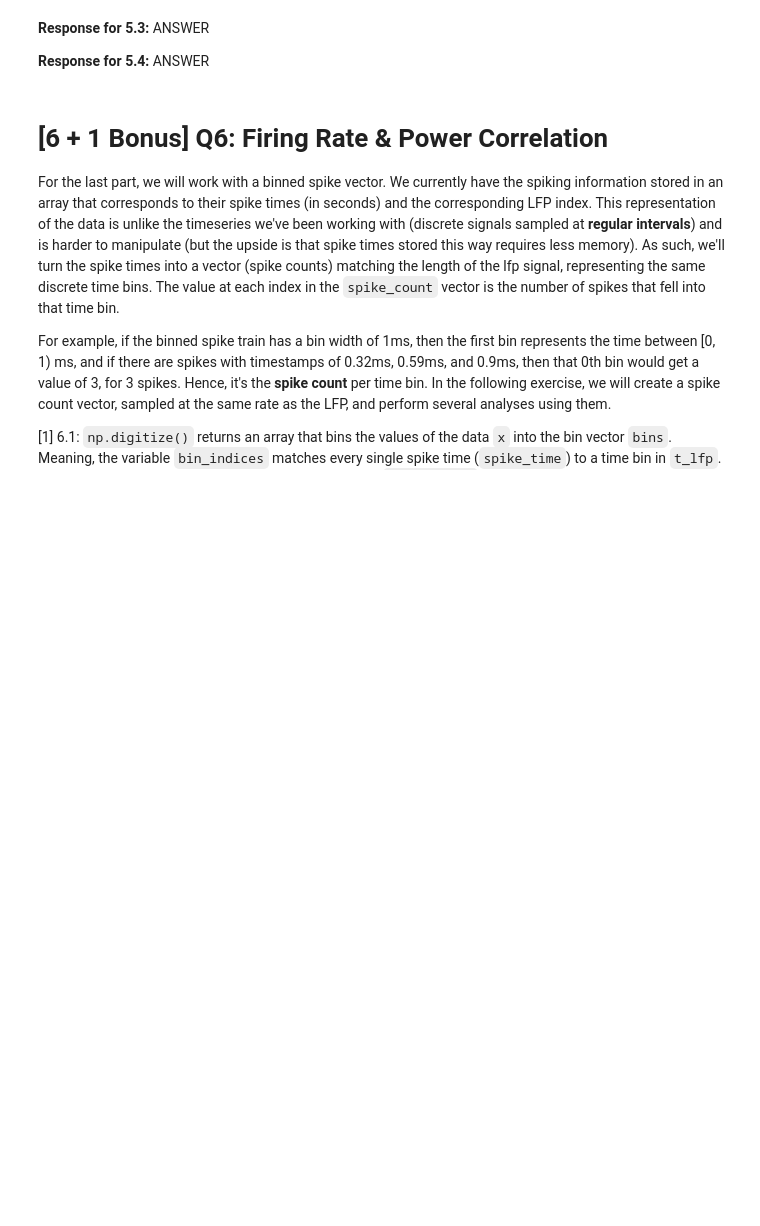
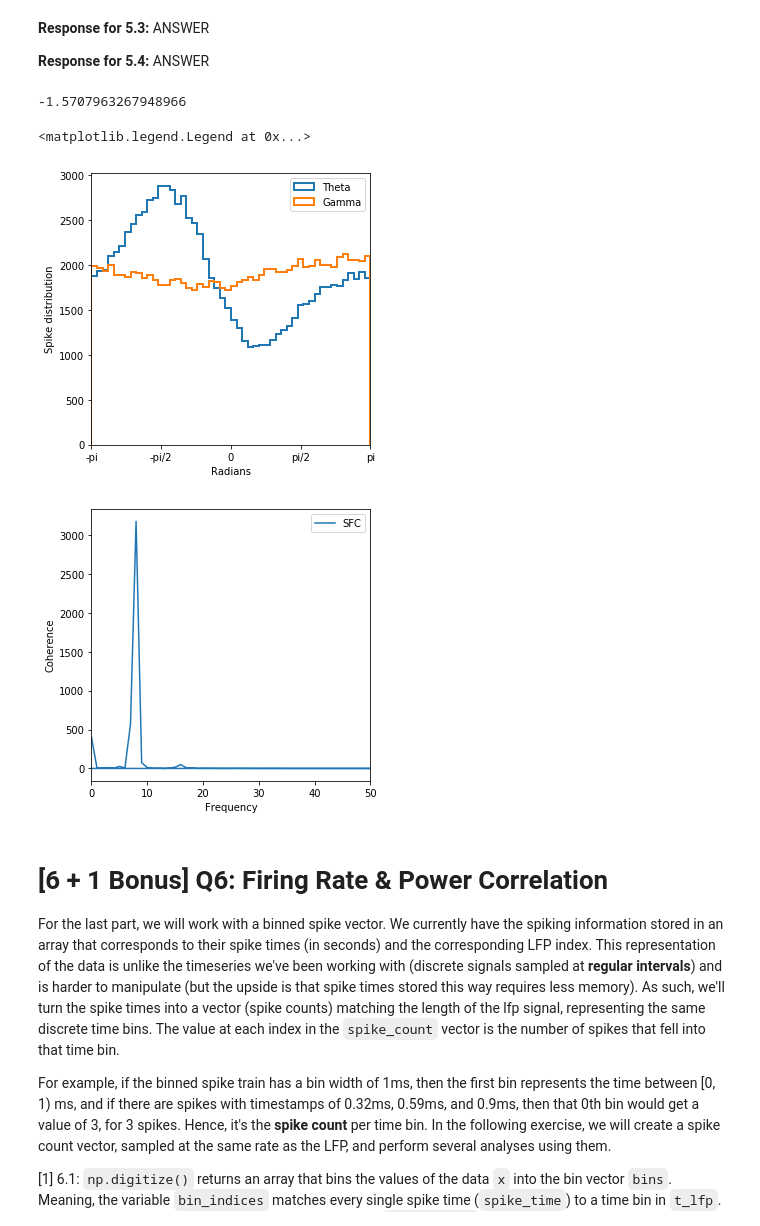
Before and after one commit to ylc020/COGS118C, a Jupyter notebook: Assignments/A4-HilbertLFPSpike.ipynb, the cells around one changed output. Cells and saved outputs as stored; diff of their text form; code cells hidden in the pictures; blank space fills up the shorter version.

```diff
--- a/Assignments/A4-HilbertLFPSpike.ipynb
+++ b/Assignments/A4-HilbertLFPSpike.ipynb
@@ -368,25 +400,48 @@ A more frequency-specific way of measuring the interaction between spike timing
 **Response for 5.4:** ANSWER
 # %%
 # _FILL_IN_YOUR_CODE_HERE
-theta_power, theta_phase = # _FILL_IN_YOUR_CODE_HERE
+theta_osc_lfp = np.convolve(lfp, FIR_theta, mode='same')
+x_a_theta_lfp = my_hilbert(theta_osc_lfp)
 
+theta_power, theta_phase = compute_power_phase(x_a_theta_lfp)
 
 # _FILL_IN_YOUR_CODE_HERE
-gamma_power, gamma_phase = # _FILL_IN_YOUR_CODE_HERE
+gamma_osc_lfp = np.convolve(lfp, FIR_gamma, mode='same')
+x_a_gamma_lfp = my_hilbert(gamma_osc_lfp)
 
-spike_theta_phases = # _FILL_IN_YOUR_CODE_HERE
-spike_gamma_phases = # _FILL_IN_YOUR_CODE_HERE
+gamma_power, gamma_phase = compute_power_phase(x_a_gamma_lfp)
+
+spike_theta_phases = theta_phase[spike_lfp_inds] # _FILL_IN_YOUR_CODE_HERE
+spike_gamma_phases = gamma_phase[spike_lfp_inds] # _FILL_IN_YOUR_CODE_HERE
 
 plt.figure(figsize=(5,5))
 
 # use 50 phase bins to catalogue the spike-phases
 theta_counts, phase_bins, _ = plt.hist(spike_theta_phases,50, histtype='step', lw=2, label='Theta')
 plt.xlim([-np.pi, np.pi])
 plt.xticks(np.arange(-np.pi,np.pi+0.1, np.pi/2), ['-pi','-pi/2','0','pi/2','pi'])
+plt.xlabel('Radians'); plt.ylabel('Spike distribution')
+
+gamma_counts, phase_bins, _ = plt.hist(spike_gamma_phases,50, histtype='step', lw=2, label='Gamma')
+plt.xticks(np.arange(-np.pi,np.pi+0.1, np.pi/2), ['-pi','-pi/2','0','pi/2','pi'])
+
+plt.legend()
+
 print(-np.pi/2)
 
 # compute and plot SFC from STA
 plt.figure(figsize=(5,5))
+SFC = abs(np.fft.fft(STA))**2
+freqs_SFC = np.fft.fftfreq(STA.size, 1/lfp_fs)
+plt.xlim([0, 50])
+plt.plot(freqs_SFC, SFC, label='SFC')
+plt.xlabel('Frequency'); plt.ylabel('Coherence')
+plt.legend()
+# %% [output]
+-1.5707963267948966
+<matplotlib.legend.Legend at 0x...>
+[figure, added]
+[figure, added]
 # %% [markdown]
 # [6 + 1 Bonus] Q6: Firing Rate & Power Correlation
 For the last part, we will work with a binned spike vector. We currently have the spiking information stored in an array that corresponds to their spike times (in seconds) and the corresponding LFP index. This representation of the data is unlike the timeseries we've been working with (discrete signals sampled at **regular intervals**) and is harder to manipulate (but the upside is that spike times stored this way requires less memory). As such, we'll turn the spike times into a vector (spike counts) matching the length of the lfp signal, representing the same discrete time bins. The value at each index in the `spike_count` vector is the number of spikes that fell into that time bin.
```
Also changed, not shown: parts of 4 cells of this notebook.
